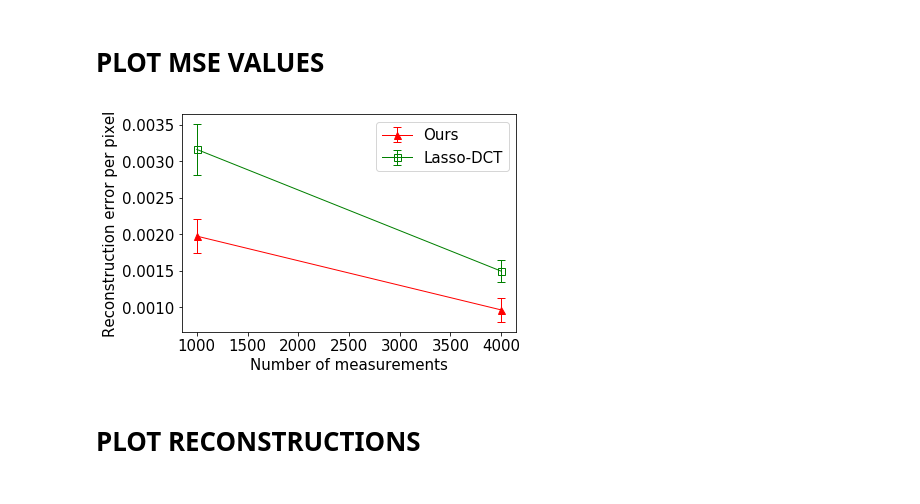
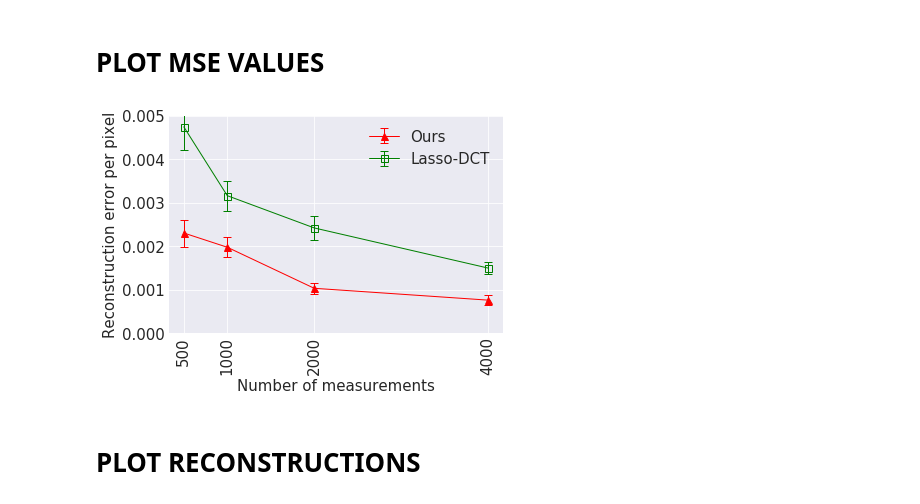
Before and after one commit to davevanveen/compsensing_dip, a Jupyter notebook: plot.ipynb, the cells around one changed output. Cells and saved outputs as stored; diff of their text form; code cells hidden in the pictures.

Commit message:
updated plots

```diff
--- a/plot.ipynb
+++ b/plot.ipynb
@@ -25,8 +25,8 @@ args = Args()
 DATASET = 'xray' #'mnist' #
 DEMO = 'True' # 'True'
 
-NUM_MEASUREMENTS_LIST = [1000,4000]
-BASIS_LIST = ['csdip','dct']#,'wavelet']
+NUM_MEASUREMENTS_LIST = [500,1000,2000,4000]
+BASIS_LIST = ['csdip','dct']
 
 args.DATASET = DATASET
 args.DEMO = DEMO
@@ -94,32 +94,36 @@ KWARGS_DICT = {'csdip':{"fmt":'r-', "label":'Ours', "marker":"^", "markersize":7
 # %% [markdown]
 # PLOT MSE VALUES
 # %%
+import seaborn as sns
+sns.set_style('darkgrid')
+
 for BASIS in BASIS_LIST:
     kwargs = KWARGS_DICT[BASIS]
     y_temp = []
     y_error = []
     x_temp = NUM_MEASUREMENTS_LIST
     for NUM_MEASUREMENTS in NUM_MEASUREMENTS_LIST:
         n = len(MSE[BASIS][NUM_MEASUREMENTS])
         mse = np.mean(MSE[BASIS][NUM_MEASUREMENTS])
         error = np.std(MSE[BASIS][NUM_MEASUREMENTS]) / np.sqrt(1.0*n)
         y_temp.append(mse)
         y_error.append(error)
     plt.errorbar(x_temp,y_temp,y_error,**kwargs)
 
-# plt.ylim([0,1.0])
+plt.ylim([0,0.005])
 plt.ylabel('Reconstruction error per pixel')
 plt.xlabel('Number of measurements')
+plt.xticks(NUM_MEASUREMENTS_LIST,NUM_MEASUREMENTS_LIST, rotation=90)
 plt.legend(loc='upper right')
 
 pdf_save_path = args.MSE_PLOT_PATH
 pdf = PdfPages(pdf_save_path)
 pdf.savefig(bbox_inches='tight')
 pdf.close()
 
 plt.show()
 # %% [output]
-[figure, old version]
+[figure, new version]
 # %% [markdown]
 # PLOT RECONSTRUCTIONS
 # %%
```
Also changed, not shown: parts of 1 cell of this notebook, 10 other files.
